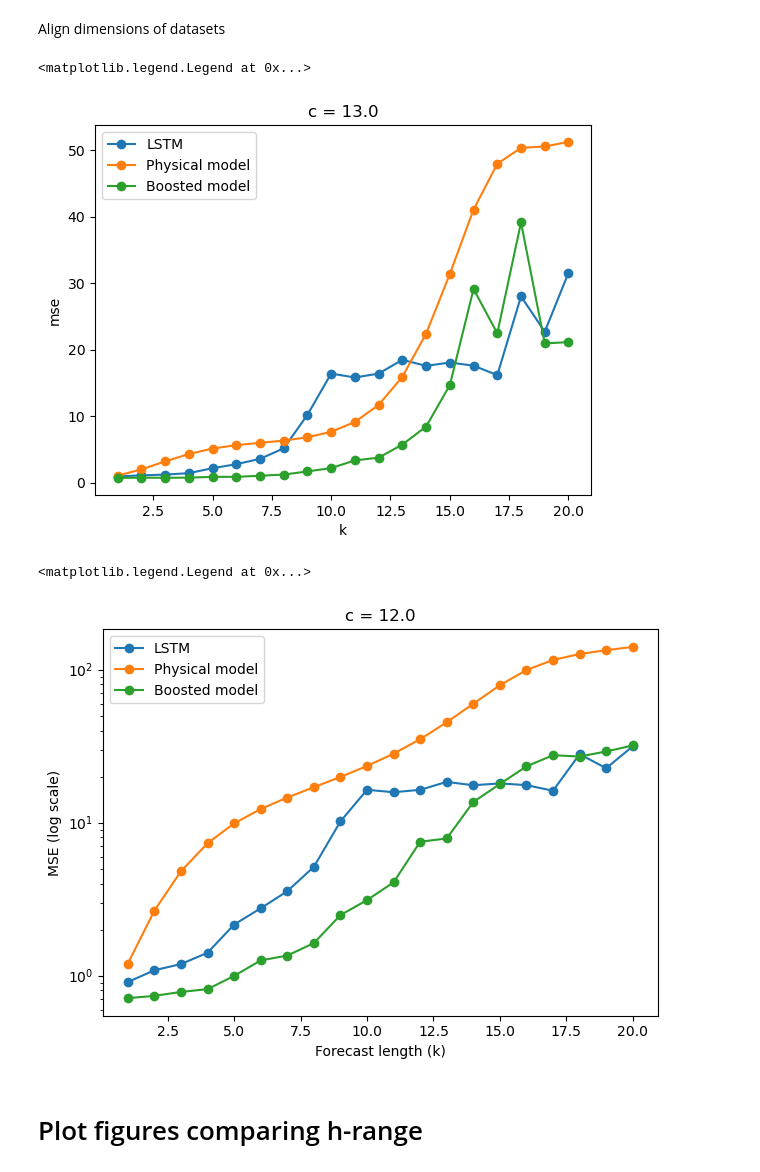
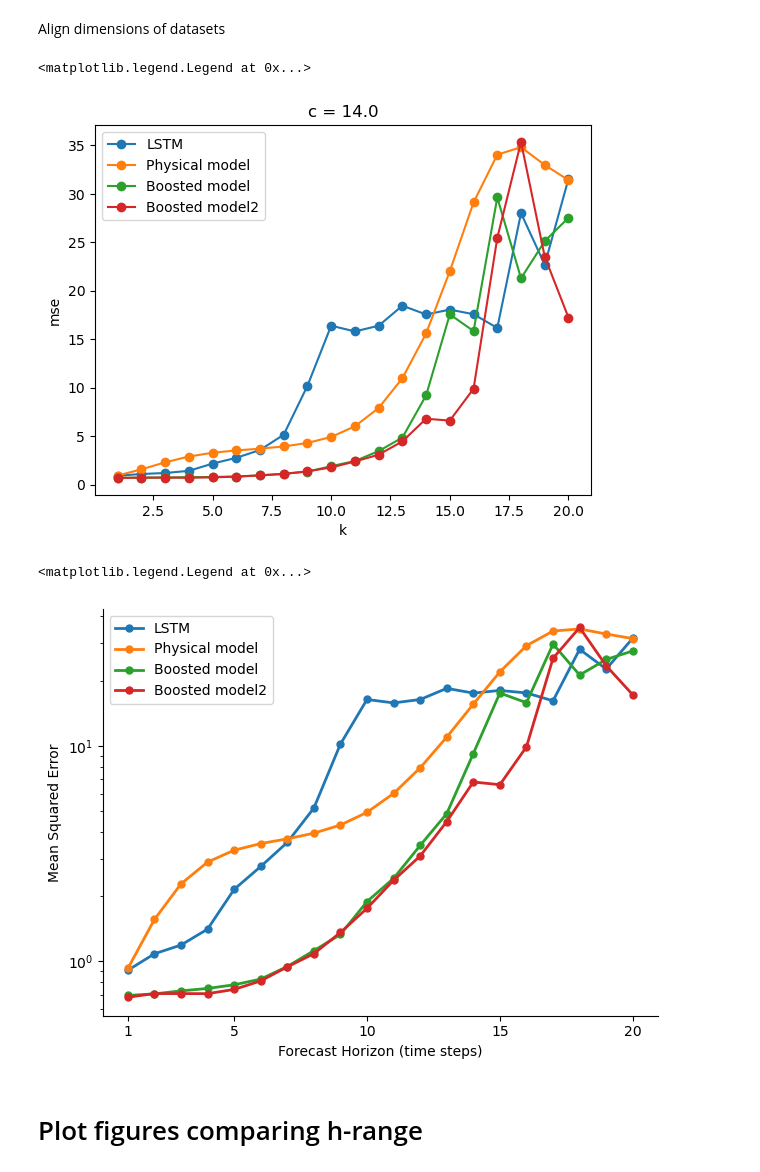
Before and after one commit to TomMann937/projectIV-code, a Jupyter notebook: notebooks/boosted_model_visualistaion.ipynb, the cells around one changed output. Drawn from its saved outputs; the diff is of its cells as text; code cells hidden in the pictures.

Commit message:
new visualisations

```diff
--- a/notebooks/boosted_model_visualistaion.ipynb
+++ b/notebooks/boosted_model_visualistaion.ipynb
@@ -10,7 +10,9 @@ from itertools import product
 ds_lstm = xr.open_dataset("../data/processed/mse_LSTM.nc")
 ds_phys = xr.open_dataset("../data/processed/mse_physical_model.nc")
 ds_boost = xr.open_dataset("../data/processed/mse_boosted_model.nc")
+ds_boost2 = xr.open_dataset("../data/processed/mse_boosted_model2.nc")
 ds_lstm_d_range = xr.open_dataset("../data/processed/mse_LSTM_d-range.nc")
 ds_lstm_h_range = xr.open_dataset("../data/processed/mse_LSTM_h-range.nc")
 ds_boost_d_range = xr.open_dataset("../data/processed/mse_boosted_d-range.nc")
+ds_boost_d_range2 = xr.open_dataset("../data/processed/mse_boosted_d-range2.nc")
 ds_boost_h_range = xr.open_dataset("../data/processed/mse_boosted_model_h-range.nc")
@@ -17,8 +32,8 @@ ds_boost_h_range = xr.open_dataset("../data/processed/mse_boosted_model_h-range.
 # %% [markdown]
 Align dimensions of datasets
 # %%
-ds_lstm, ds_phys, ds_boost = xr.align(
-    ds_lstm, ds_phys, ds_boost, join="exact"
+ds_lstm, ds_phys, ds_boost, ds_boost2 = xr.align(
+    ds_lstm, ds_phys, ds_boost, ds_boost2, join="exact"
 )
 # %%
 ds_lstm_d_range, ds_lstm_h_range, ds_boost_d_range, ds_boost_h_range = xr.align(
@@ -29,29 +44,42 @@ fig, ax = plt.subplots()
 
 
 ds_lstm.mse.plot(marker="o", label="LSTM")
-ds_phys.mse.sel(c=13).plot(marker="o",label="Physical model")
-ds_boost.mse.sel(c=13).plot(marker="o",label="Boosted model")
+ds_phys.mse.sel(c=14).plot(marker="o",label="Physical model")
+ds_boost.mse.sel(c=14).plot(marker="o",label="Boosted model")
+ds_boost2.mse.sel(c=14).plot(marker="o",label="Boosted model2")
 
 ax.legend()
 # %% [output]
 <matplotlib.legend.Legend at 0x...>
-[figure, old version]
+[figure, new version]
+# %%
+plt.style.use("default")
 # %%
+xticks = [1,5,10,15,20]
+marker_size = 5
+linewidth = 2
 fig, ax = plt.subplots()
 ax.set_yscale("log")
-ds_lstm.mse.plot(ax=ax, marker="o", linestyle="-", label="LSTM")
-ds_phys.mse.sel(c=12).plot(ax=ax, marker="o", linestyle="-", label="Physical model")
-ds_boost.mse.sel(c=12).plot(ax=ax, marker="o", linestyle="-", label="Boosted model")
+ds_lstm.mse.plot(ax=ax, marker="o", linestyle="-", label="LSTM", markersize=marker_size, linewidth=linewidth)
+ds_phys.mse.sel(c=14).plot(ax=ax, marker="o", linestyle="-", label="Physical model", markersize=marker_size, linewidth=linewidth)
+ds_boost.mse.sel(c=14).plot(ax=ax, marker="o", linestyle="-", label="Boosted model", markersize=marker_size, linewidth=linewidth)
+ds_boost2.mse.sel(c=14).plot(ax=ax, marker="o", linestyle="-", label="Boosted model2", markersize=marker_size, linewidth=linewidth)
 
-ax.set_ylabel("MSE (log scale)")
-ax.set_xlabel("Forecast length (k)")
+ax.set_ylabel("Mean Squared Error")
+ax.set_xlabel("Forecast Horizon (time steps)")
+ax.set_xticks(xticks)
+ax.set_title("")
 fig.tight_layout()
 
 
+ax.spines["top"].set_visible(False)
+ax.spines["right"].set_visible(False)
+
+
 ax.legend()
 # %% [output]
 <matplotlib.legend.Legend at 0x...>
-[figure, old version]
+[figure, new version]
 # %%
 from pathlib import Path
 
```
Also changed, not shown: parts of 6 cells of this notebook, 5 other files.
